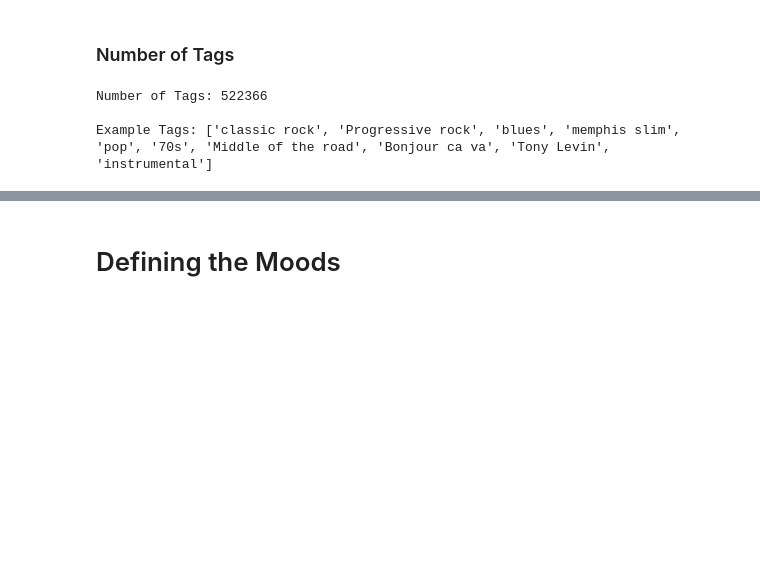
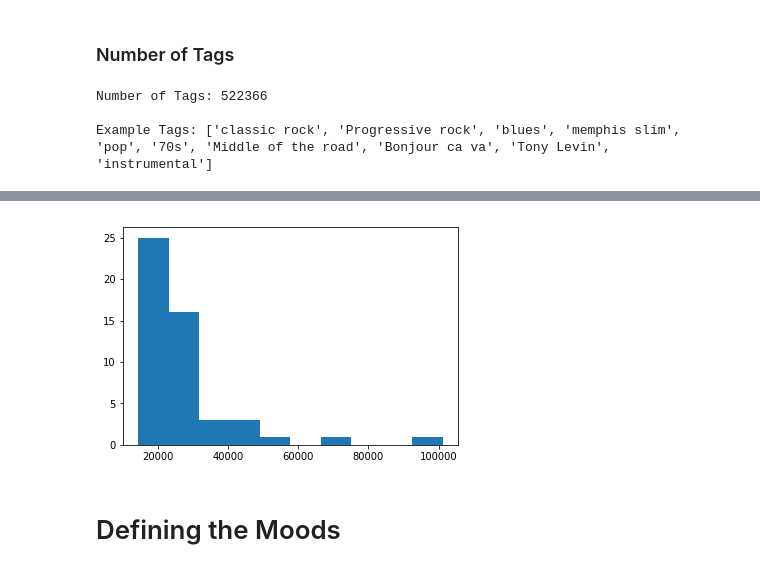
Before and after one commit to workmanjack/lyric-mood-classification, a Jupyter notebook: lastfm_tags_eda.ipynb, the cells around one changed output, grey strips where cells are left out. Drawn from its saved outputs; the diff is of its cells as text; code cells hidden in the pictures; blank space fills up the shorter version.

```diff
--- a/lastfm_tags_eda.ipynb
+++ b/lastfm_tags_eda.ipynb
@@ -167,3 +138,8 @@ print(df.head())
+# %%
+histodata = df.head(50)
+_ = plt.hist(histodata['count'])
+# %% [output]
+[figure, added]
 # %% [markdown]
 # Defining the Moods
 # %% [markdown]
```
Also changed, not shown: parts of 14 cells of this notebook, 4 other files.
